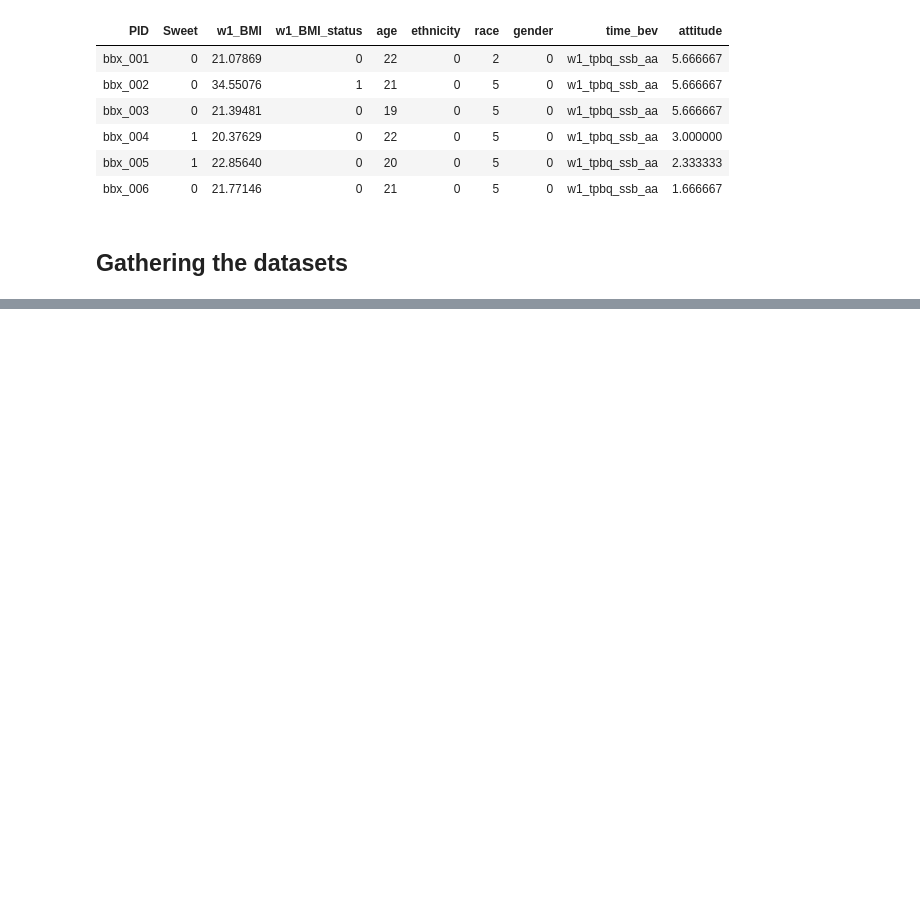
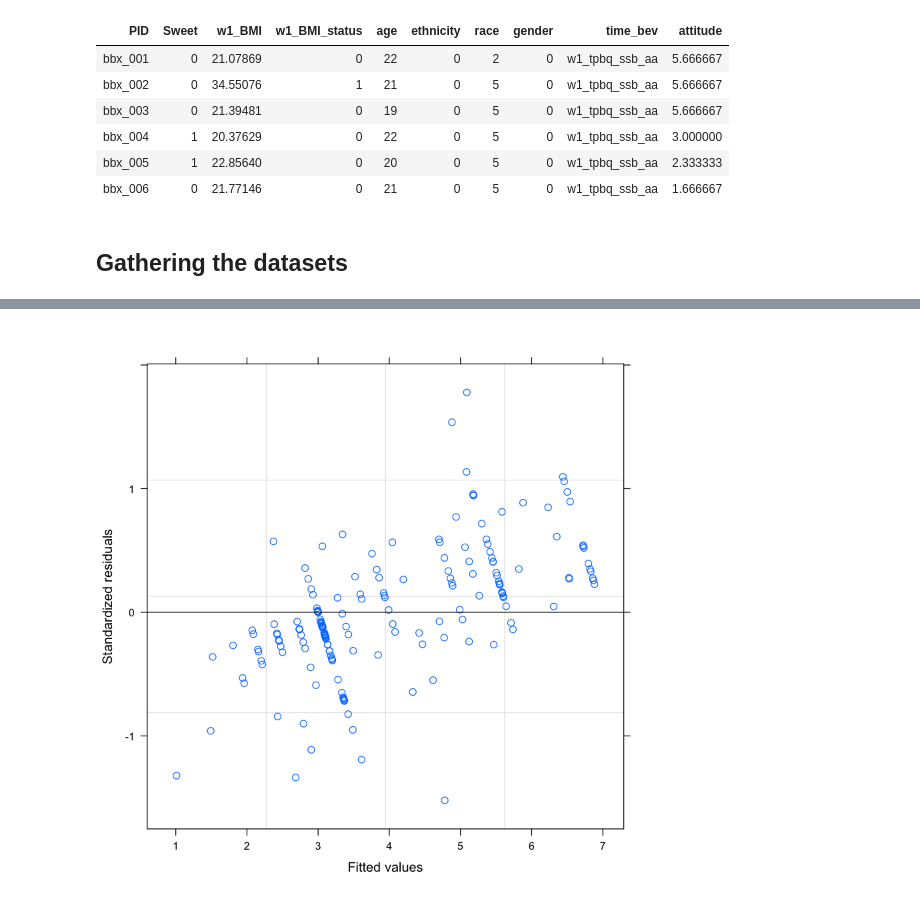
Before and after one commit to lbauert/TPBT, a Jupyter notebook: Lia_Analysis.ipynb, the cells around one changed output, grey strips where cells are left out. Saved outputs shown, nothing was run; the diff lists cells and outputs as text; code cells hidden in the pictures; blank space fills up the shorter version.

```diff
--- a/Lia_Analysis.ipynb
+++ b/Lia_Analysis.ipynb
@@ -221,0 +541,4 @@ AA_CE <- lmer()
+# %%
+plot.lme(timeCov)
+# %% [output]
+[figure, added]
```
Also changed, not shown: parts of 18 cells of this notebook.
